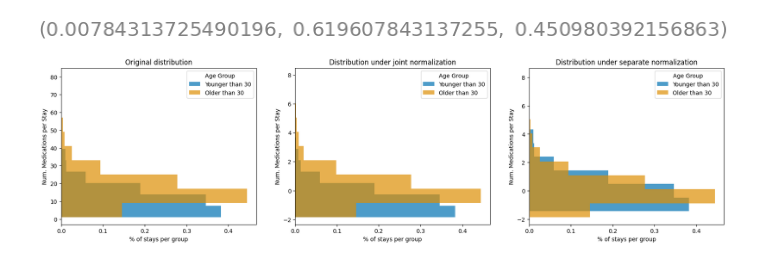
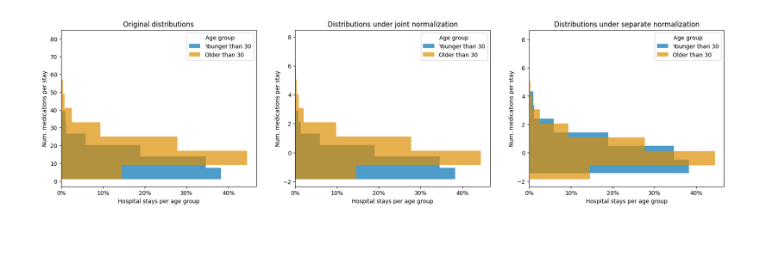
Before and after one commit to theislab/ehrapy-reproducibility, a Jupyter notebook: Supplementary_Figure_X/notebooks/normalization_bias.ipynb, the cells around one changed output. Saved outputs shown, nothing was run; the diff lists cells and outputs as text; code cells hidden in the pictures; blank space fills up the shorter version.

```diff
--- a/Supplementary_Figure_X/notebooks/normalization_bias.ipynb
+++ b/Supplementary_Figure_X/notebooks/normalization_bias.ipynb
@@ -17,7 +14,7 @@ colors = sns.color_palette("colorblind", n_colors=14)
 adata = ep.dt.diabetes_130_fairlearn()
 ep.ad.move_to_obs(adata, to_obs=["age", "num_medications"], copy_obs=True)
 
-adata.obs["Age Group"] = np.where(adata.obs['age'] == "'30 years or younger'", 'Younger than 30', 'Older than 30')
+adata.obs["Age group"] = np.where(adata.obs['age'] == "'30 years or younger'", 'Younger than 30', 'Older than 30')
 ep.ad.infer_feature_types(adata)
 adata = ep.pp.encode(adata, autodetect=True)
 # %% [output]
@@ -42,12 +42,7 @@ adata = ep.pp.encode(adata, autodetect=True)
 [interactive output not drawn]
 # %%
 adata_scaled_together = ep.pp.scale_norm(adata, vars="num_medications", copy=True)
-adata_scaled_separate = ep.pp.scale_norm(adata, vars="num_medications", group_key="Age Group", copy=True)
+adata_scaled_separate = ep.pp.scale_norm(adata, vars="num_medications", group_key="Age group", copy=True)
-# %%
-colors = sns.color_palette("colorblind", n_colors=14)
-colors[2]
-# %% [output]
-[figure, removed]
 # %%
 def plot_hist_normalization(adata, adata_scaled_together, adata_scaled_separate, group_key="age_group", var_of_interest="num_medications", pretty_name="num_medications"):
     """Plot histogram of original data, jointly normalized, and split normalization (by group_key variable)."""
@@ -69,9 +64,10 @@ def plot_hist_normalization(adata, adata_scaled_together, adata_scaled_separate,
             color=cols[i]
         )
         axs[0].set_ylabel(pretty_name)
-        axs[0].set_xlabel("% of stays per group")
+        axs[0].set_xlabel("Hospital stays per age group")
+        axs[0].set_xticklabels([f"{int(x*100)}%" for x in axs[0].get_xticks()])
         axs[0].legend(title=group_key)
-        axs[0].set_title(f"Original distribution")
+        axs[0].set_title(f"Original distributions")
 
     # plot together normalized data
     for i, group in enumerate(adata_scaled_together.obs[group_key].unique()):
@@ -86,9 +82,10 @@ def plot_hist_normalization(adata, adata_scaled_together, adata_scaled_separate,
             color=cols[i]
         )
         axs[1].set_ylabel(pretty_name)
-        axs[1].set_xlabel("% of stays per group")
+        axs[1].set_xlabel("Hospital stays per age group")
+        axs[1].set_xticklabels([f"{int(x*100)}%" for x in axs[1].get_xticks()])
         axs[1].legend(title=group_key)
-        axs[1].set_title(f"Distribution under joint normalization")
+        axs[1].set_title(f"Distributions under joint normalization")
 
     # plot separately normalized data
     for i, group in enumerate(adata_scaled_separate.obs[group_key].unique()):
@@ -103,14 +100,12 @@ def plot_hist_normalization(adata, adata_scaled_together, adata_scaled_separate,
             color=cols[i]
         )
         axs[2].set_ylabel(pretty_name)
-        axs[2].set_xlabel("% of stays per group")
+        axs[2].set_xticklabels([f"{int(x*100)}%" for x in axs[2].get_xticks()])
+        axs[2].set_xlabel("Hospital stays per age group")
         axs[2].legend(title=group_key)
-        axs[2].set_title(f"Distribution under separate normalization")
-
-    # plt.tight_layout()
-    #plt.show()
+        axs[2].set_title(f"Distributions under separate normalization")
 # %%
-plot_hist_normalization(adata, adata_scaled_together, adata_scaled_separate, group_key="Age Group", var_of_interest="num_medications", pretty_name="Num. Medications per Stay")
+plot_hist_normalization(adata, adata_scaled_together, adata_scaled_separate, group_key="Age group", var_of_interest="num_medications", pretty_name="Num. medications per stay")
 plt.savefig("normalization_bias.png", dpi=300, bbox_inches='tight')
 # %% [output]
-[figure, old version]
+[figure, new version]
```
Also changed, not shown: parts of 5 cells of this notebook, 5 other files.
